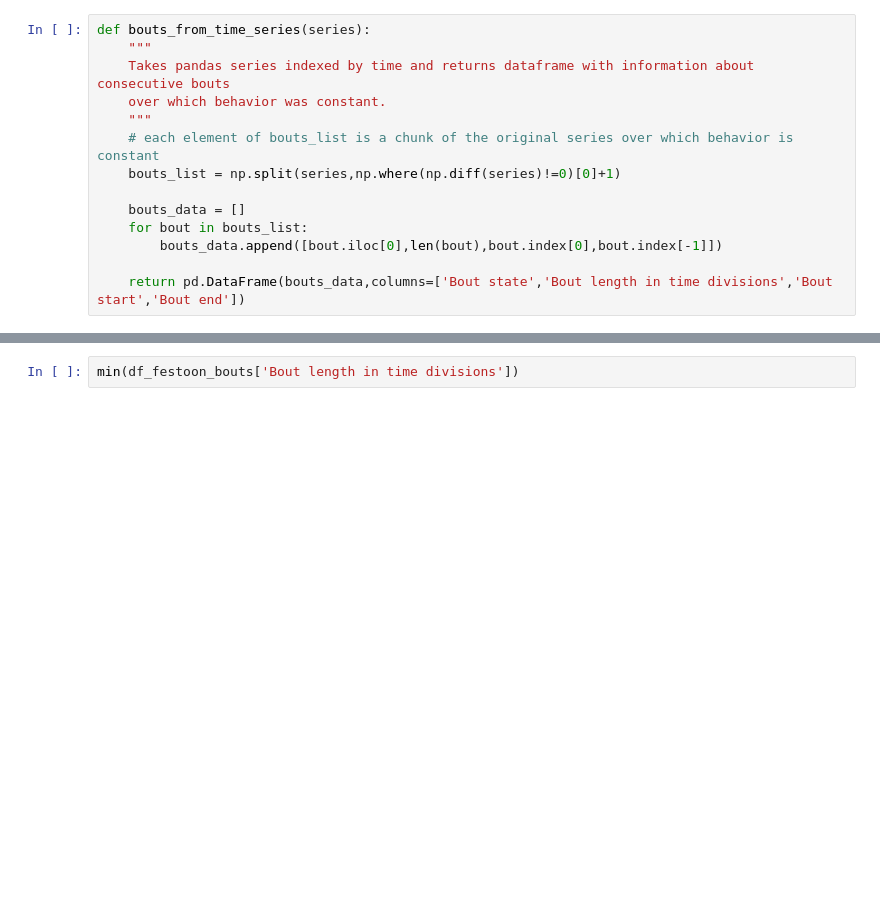
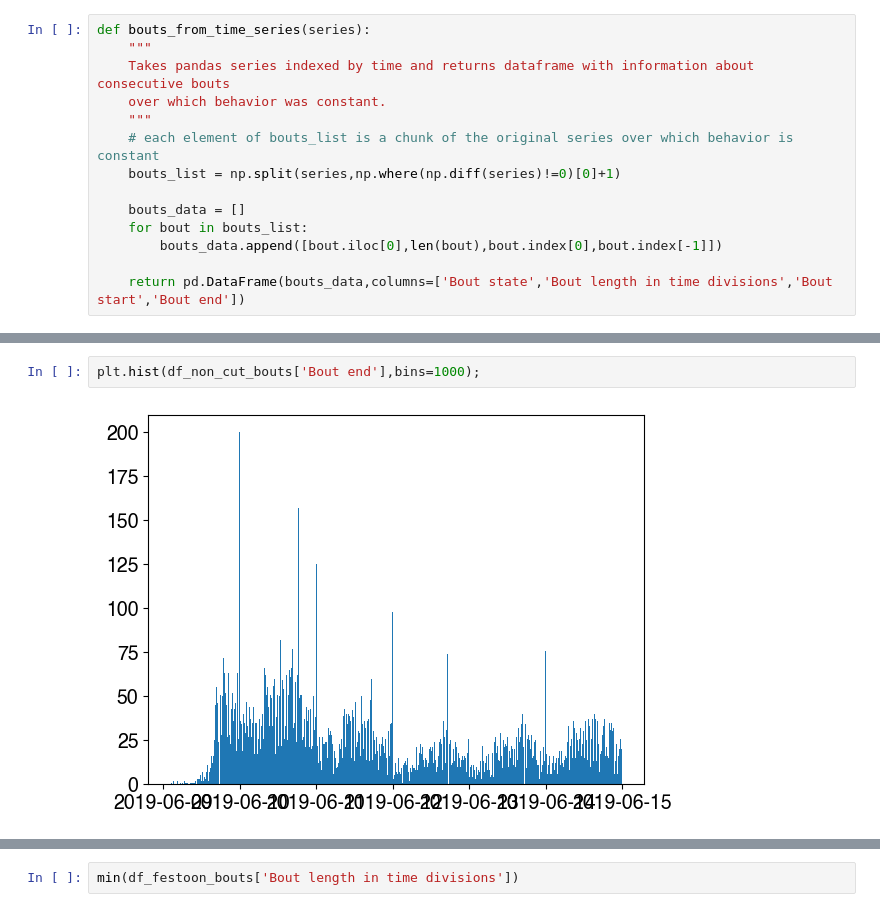
Before and after one commit to Collective-Logic-Lab/honey-bee-behavior, a Jupyter notebook: preliminary-analysis-2024-comb-building.ipynb, the cells around one changed output, grey strips where cells are left out. Drawn from its saved outputs; the diff is of its cells as text; blank space fills up the shorter version.

```diff
--- a/preliminary-analysis-2024-comb-building.ipynb
+++ b/preliminary-analysis-2024-comb-building.ipynb
@@ -247 +322,5 @@ plt.legend()
+# %%
+plt.hist(df_non_cut_bouts['Bout end'],bins=1000);
+# %% [output]
+[figure, added]
 # %%
```
Also changed, not shown: parts of 23 cells of this notebook.
